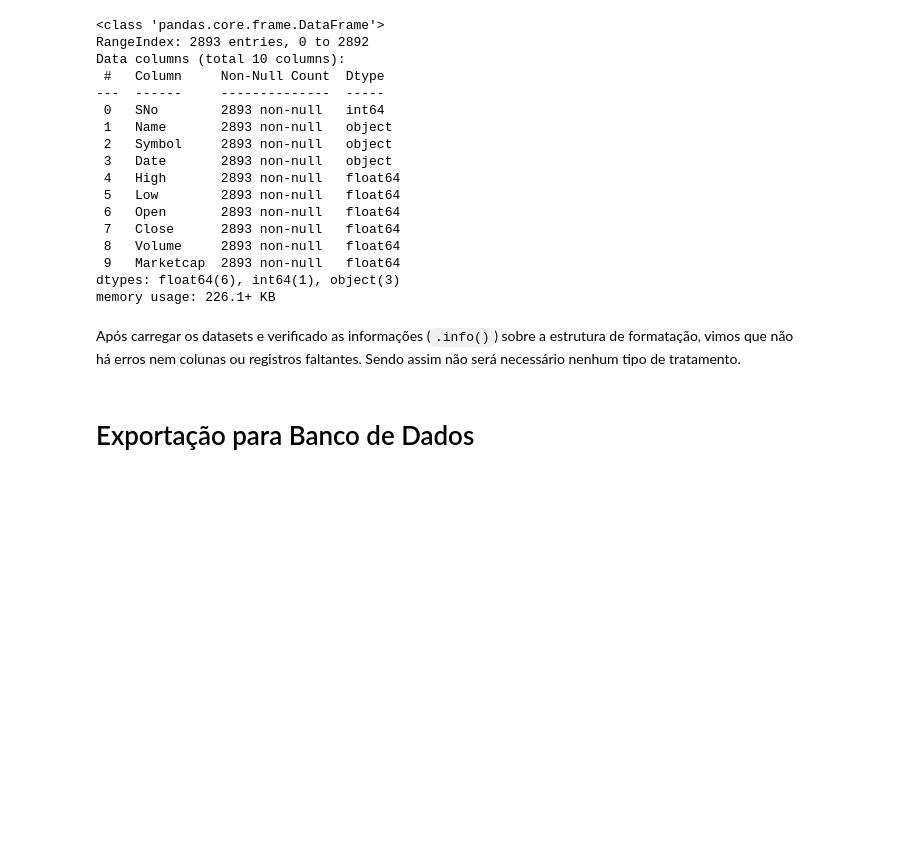
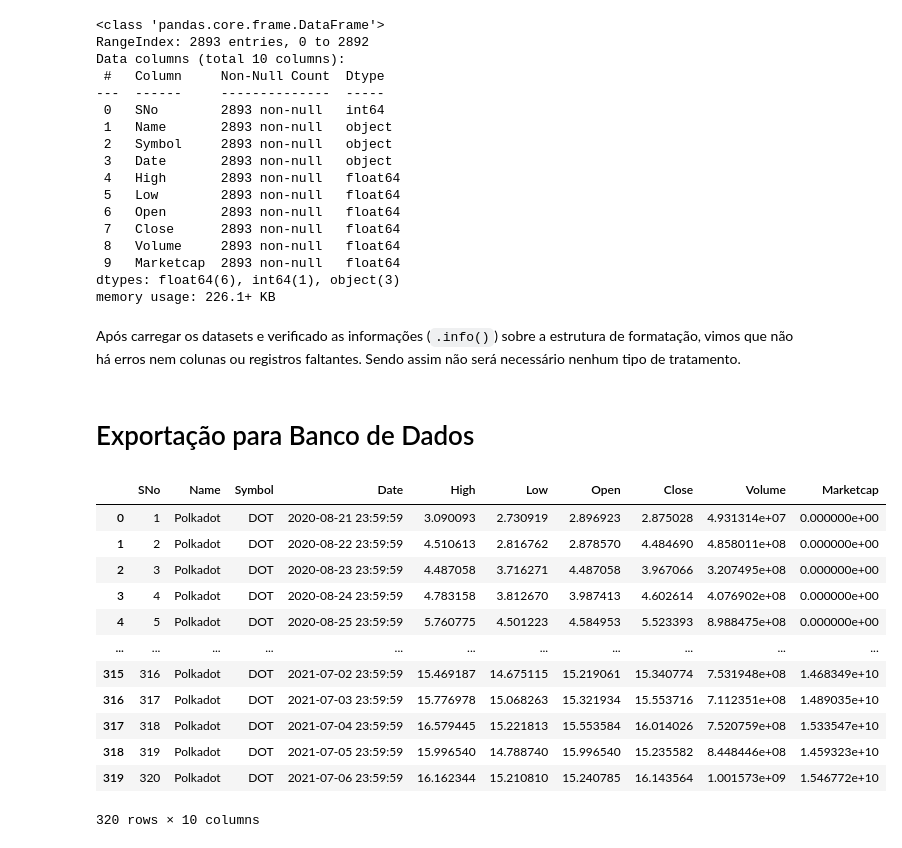
Before and after one commit to Rodrigomarques02/squad3-modulo-5, a Jupyter notebook: Tratamento de dados.ipynb, the cells around one changed output. Saved outputs shown, nothing was run; the diff lists cells and outputs as text; code cells hidden in the pictures; blank space fills up the shorter version.

```diff
--- a/Tratamento de dados.ipynb
+++ b/Tratamento de dados.ipynb
@@ -128,3 +128,21 @@ memory usage: 226.1+ KB
 Após carregar os datasets e verificado as informações (``.info()``) sobre a estrutura de formatação, vimos que não há erros nem colunas ou registros faltantes. Sendo assim não será necessário nenhum tipo de tratamento.
 # %% [markdown]
 # Exportação para Banco de Dados
+# %%
+# Dados do Polkadot - Dot
+data_dot = pd.read_csv('Cryptocurrency Database\coin_Polkadot.csv', sep=',')
+display(data_dot)
+# %% [output]
+|  | SNo | Name | Symbol | Date | High | Low | Open | Close | Volume | Marketcap |
+| 0 | 1 | Polkadot | DOT | 2020-08-21 23:59:59 | 3.090093 | 2.730919 | 2.896923 | 2.875028 | 4.931314e+07 | 0.000000e+00 |
+| 1 | 2 | Polkadot | DOT | 2020-08-22 23:59:59 | 4.510613 | 2.816762 | 2.878570 | 4.484690 | 4.858011e+08 | 0.000000e+00 |
+| 2 | 3 | Polkadot | DOT | 2020-08-23 23:59:59 | 4.487058 | 3.716271 | 4.487058 | 3.967066 | 3.207495e+08 | 0.000000e+00 |
+| 3 | 4 | Polkadot | DOT | 2020-08-24 23:59:59 | 4.783158 | 3.812670 | 3.987413 | 4.602614 | 4.076902e+08 | 0.000000e+00 |
+| 4 | 5 | Polkadot | DOT | 2020-08-25 23:59:59 | 5.760775 | 4.501223 | 4.584953 | 5.523393 | 8.988475e+08 | 0.000000e+00 |
+| ... | ... | ... | ... | ... | ... | ... | ... | ... | ... | ... |
+| 315 | 316 | Polkadot | DOT | 2021-07-02 23:59:59 | 15.469187 | 14.675115 | 15.219061 | 15.340774 | 7.531948e+08 | 1.468349e+10 |
+| 316 | 317 | Polkadot | DOT | 2021-07-03 23:59:59 | 15.776978 | 15.068263 | 15.321934 | 15.553716 | 7.112351e+08 | 1.489035e+10 |
+| 317 | 318 | Polkadot | DOT | 2021-07-04 23:59:59 | 16.579445 | 15.221813 | 15.553584 | 16.014026 | 7.520759e+08 | 1.533547e+10 |
+| 318 | 319 | Polkadot | DOT | 2021-07-05 23:59:59 | 15.996540 | 14.788740 | 15.996540 | 15.235582 | 8.448446e+08 | 1.459323e+10 |
+| 319 | 320 | Polkadot | DOT | 2021-07-06 23:59:59 | 16.162344 | 15.210810 | 15.240785 | 16.143564 | 1.001573e+09 | 1.546772e+10 |
+320 rows × 10 columns
```
Also changed, not shown: parts of 5 cells of this notebook, 3 other files.
